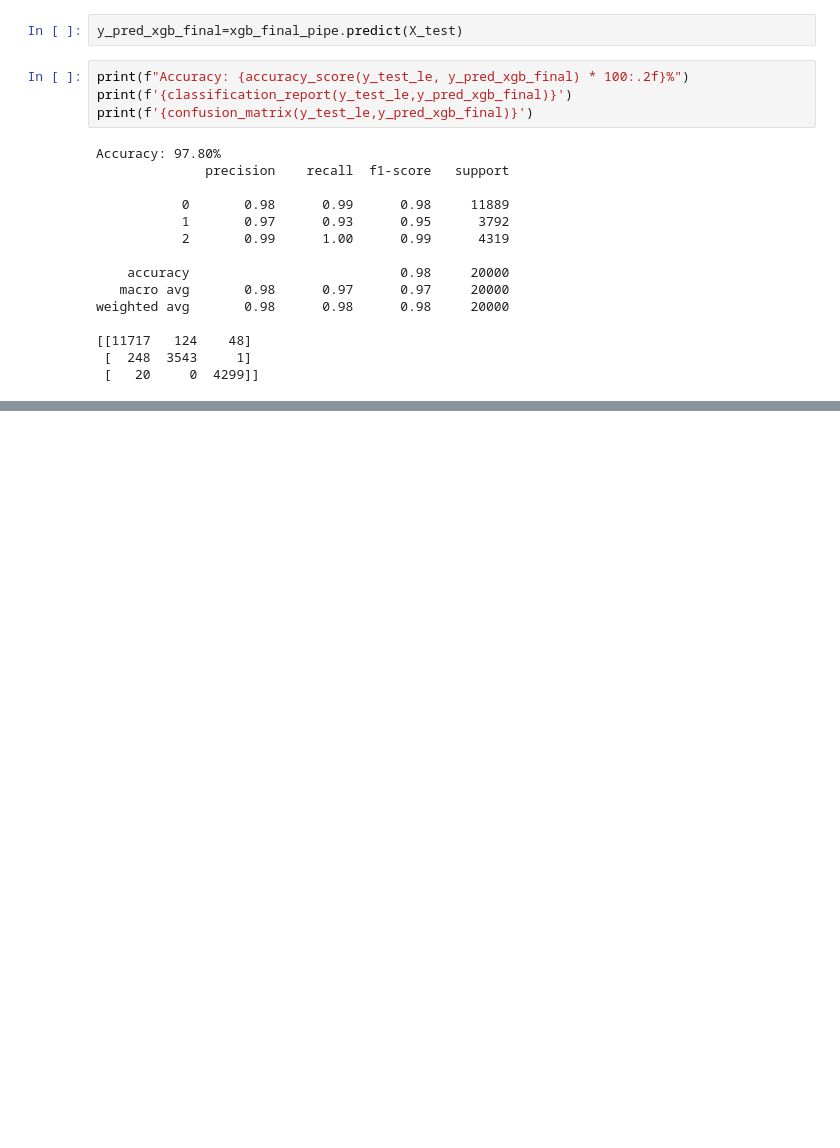
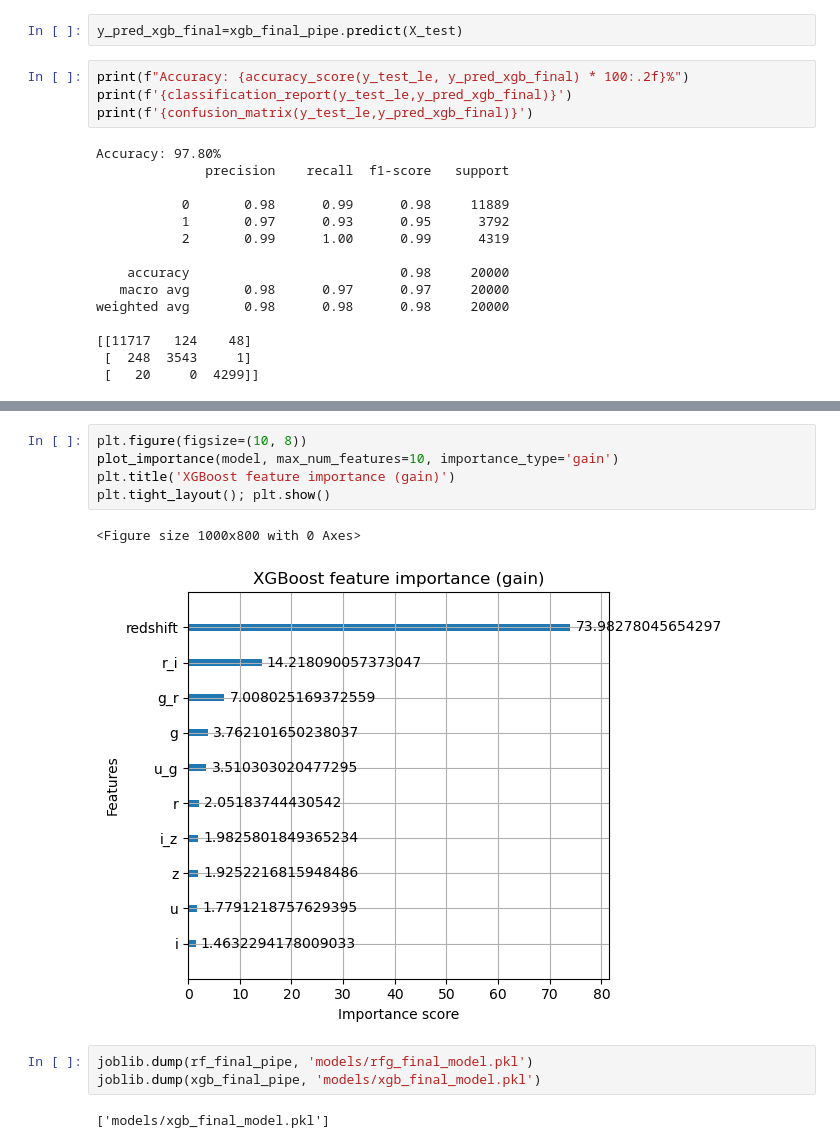
Before and after one commit to Handras18/Stellar-Classification, a Jupyter notebook: 02_modeling.ipynb, the cells around one changed output, grey strips where cells are left out. Cells and saved outputs as stored; diff of their text form; blank space fills up the shorter version.

```diff
--- a/02_modeling.ipynb
+++ b/02_modeling.ipynb
@@ -313,0 +374,13 @@ weighted avg       0.98      0.98      0.98     20000
+# %%
+plt.figure(figsize=(10, 8))
+plot_importance(model, max_num_features=10, importance_type='gain')
+plt.title('XGBoost feature importance (gain)')
+plt.tight_layout(); plt.show()
+# %% [output]
+<Figure size 1000x800 with 0 Axes>
+[figure, added]
+# %%
+joblib.dump(rf_final_pipe, 'models/rfg_final_model.pkl')
+joblib.dump(xgb_final_pipe, 'models/xgb_final_model.pkl')
+# %% [output]
+['models/xgb_final_model.pkl']
```
Also changed, not shown: parts of 7 cells of this notebook.
